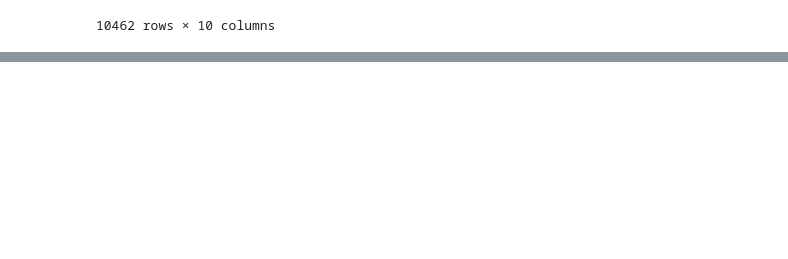
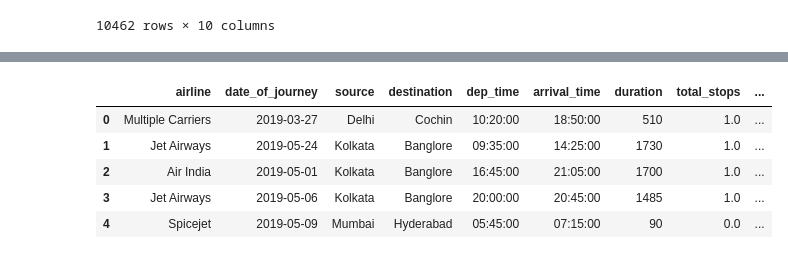
Before and after one commit to RahulSaini789/flight-price-prediction, a Jupyter notebook: notebook/data_clean.ipynb, the cells around one changed output, grey strips where cells are left out. Saved outputs shown, nothing was run; the diff lists cells and outputs as text; code cells hidden in the pictures; blank space fills up the shorter version.

```diff
--- a/notebook/data_clean.ipynb
+++ b/notebook/data_clean.ipynb
@@ -535,0 +582,9 @@ flights_cleaned
+# %%
+export_data(X_test, y_test, "test")
+# %% [output]
+|  | airline | date_of_journey | source | destination | dep_time | arrival_time | duration | total_stops | ... |
+| 0 | Multiple Carriers | 2019-03-27 | Delhi | Cochin | 10:20:00 | 18:50:00 | 510 | 1.0 | ... |
+| 1 | Jet Airways | 2019-05-24 | Kolkata | Banglore | 09:35:00 | 14:25:00 | 1730 | 1.0 | ... |
+| 2 | Air India | 2019-05-01 | Kolkata | Banglore | 16:45:00 | 21:05:00 | 1700 | 1.0 | ... |
+| 3 | Jet Airways | 2019-05-06 | Kolkata | Banglore | 20:00:00 | 20:45:00 | 1485 | 1.0 | ... |
+| 4 | Spicejet | 2019-05-09 | Mumbai | Hyderabad | 05:45:00 | 07:15:00 | 90 | 0.0 | ... |
```
Also changed, not shown: parts of 8 cells of this notebook, 3 other files.
